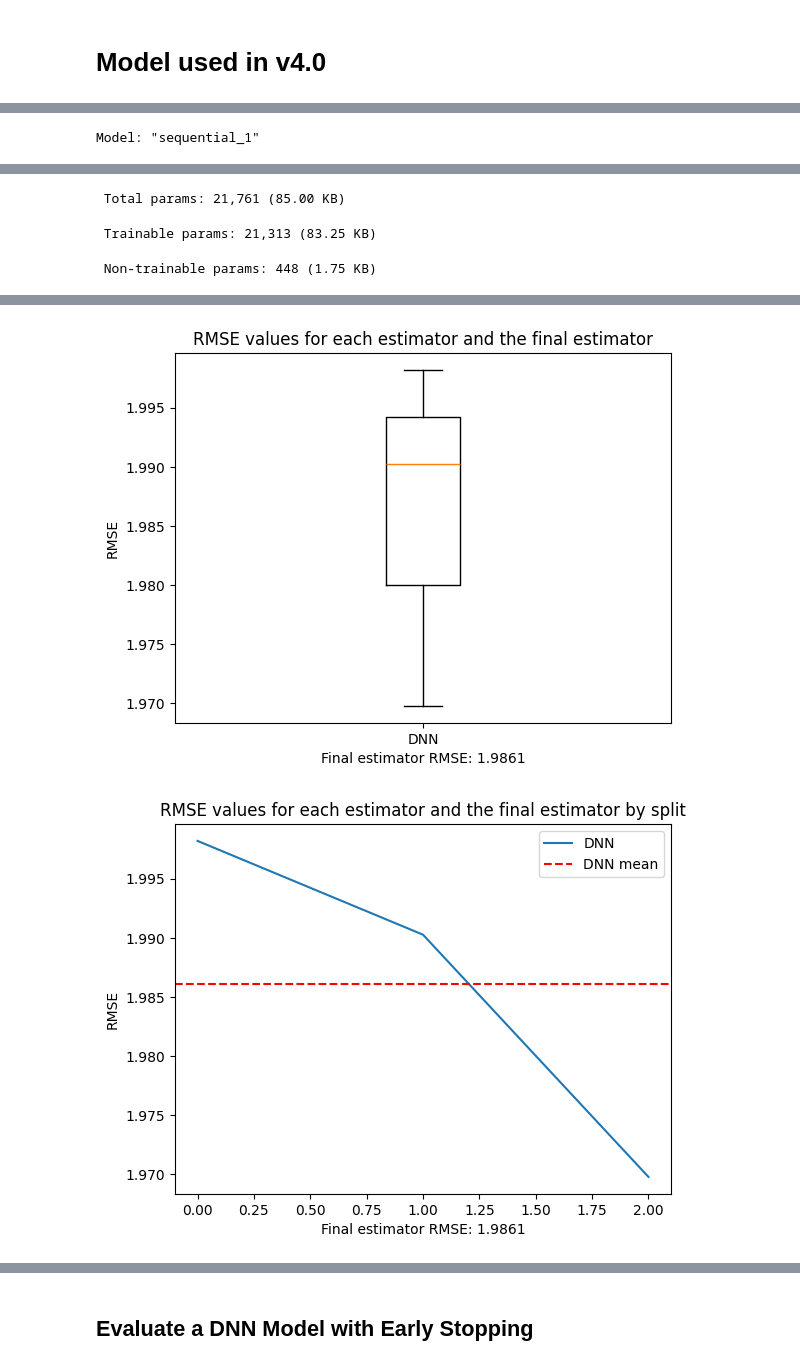
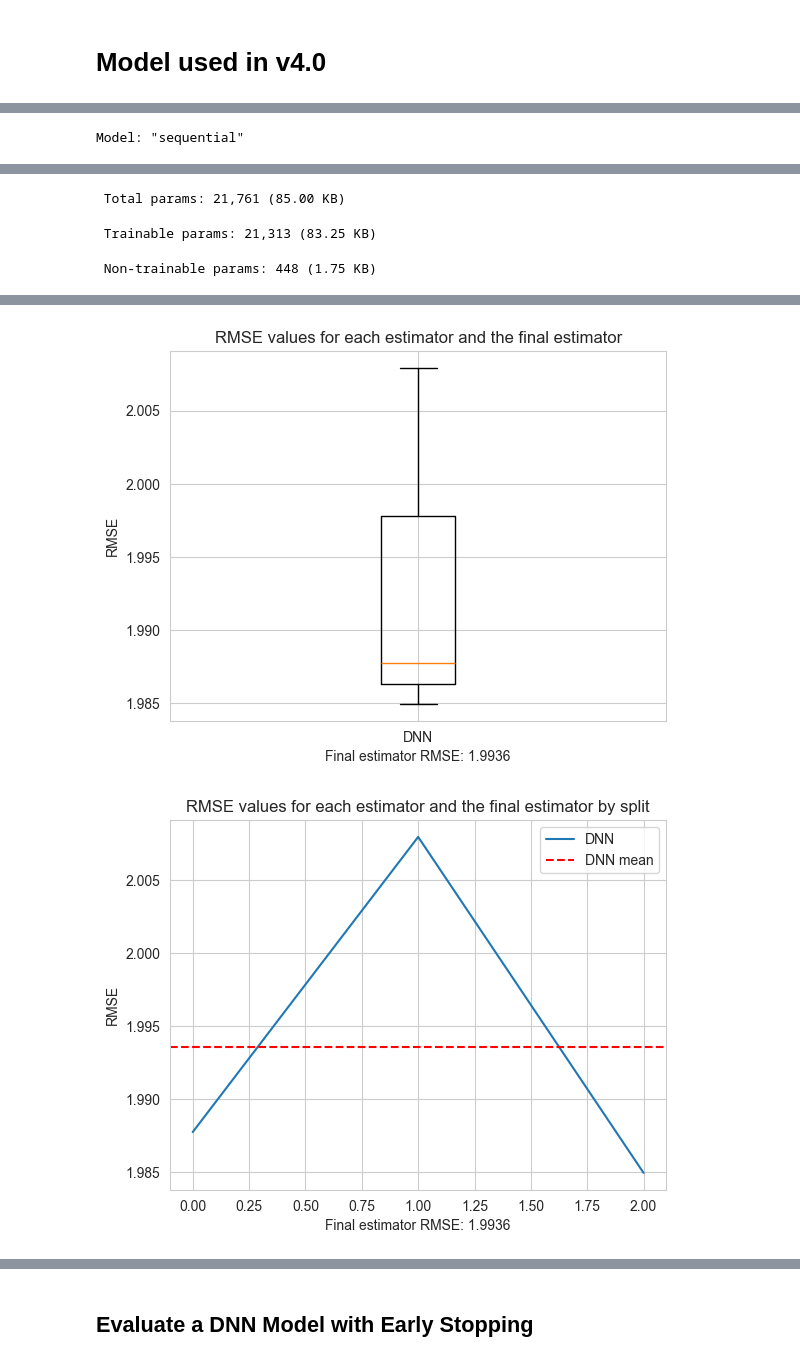
Before and after one commit to masaver/brist1d, a Jupyter notebook: notebooks/ralf/modelling/3.30-global-model-bg-insulin-cals-hr-steps-1hs-5min/04-model-DNN-architectures-to-test.ipynb, the cells around one changed output, grey strips where cells are left out. Saved outputs shown, nothing was run; the diff lists cells and outputs as text; code cells hidden in the pictures.

Commit message:
Update Model 3.30

```diff
--- a/notebooks/ralf/modelling/3.30-global-model-bg-insulin-cals-hr-steps-1hs-5min/04-model-DNN-architectures-to-test.ipynb
+++ b/notebooks/ralf/modelling/3.30-global-model-bg-insulin-cals-hr-steps-1hs-5min/04-model-DNN-architectures-to-test.ipynb
@@ -26,12 +26,13 @@ y_additional_train = additional_train_data['bg+1:00']
 import tensorflow as tf
 from tensorflow.keras.models import Sequential
 from tensorflow.keras.layers import Dense, Dropout, BatchNormalization, Input, Activation
-from model_performance_calculations import calculate_dnn_performance, get_rmse_boxplot_chart, get_rmse_line_chart
+from model_performance_calculations import calculate_dnn_performance, get_rmse_boxplot_chart, get_rmse_line_chart, get_history_line_chart
 from tensorflow.keras.optimizers import Adam
 
 
 def rmse(y_true, y_pred):
     return tf.sqrt(tf.reduce_mean(tf.square(y_pred - y_true)))
+
 
 def create_dnn_model(input_dimension: int):
     dnn = Sequential([
@@ -57,11 +58,11 @@ def create_dnn_model(input_dimension: int):
         metrics=[rmse]
     )
 
-
     return dnn
 
-model = create_dnn_model(X_train.shape[1])
-score = calculate_dnn_performance(model, X_train, y_train, X_additional_train, y_additional_train, n_splits=3, epochs=50)
+
+score, histories = calculate_dnn_performance(create_dnn_model, X_train, y_train, X_additional_train, y_additional_train, n_splits=3, epochs=50)
 get_rmse_boxplot_chart(score).show()
 get_rmse_line_chart(score).show()
+get_history_line_chart(histories).show()
 # %% [output]
@@ -69,4 +70,4 @@ get_rmse_line_chart(score).show()
-Model: "sequential_1"
+Model: "sequential"
 ┏━━━━━━━━━━━━━━━━━━━━━━━━━━━━━━━━━┳━━━━━━━━━━━━━━━━━━━━━━━━┳━━━━━━━━━━━━━━━┓
 ┃ Layer (type)                    ┃ Output Shape           ┃       Param # ┃
 ┡━━━━━━━━━━━━━━━━━━━━━━━━━━━━━━━━━╇━━━━━━━━━━━━━━━━━━━━━━━━╇━━━━━━━━━━━━━━━┩
@@ -107,2 +108,2 @@ Final estimator MAE: 1.476898263826662
-[figure, old version]
+[figure, new version]
-[figure, old version]
+[figure, new version]
```
Also changed, not shown: parts of 20 cells of this notebook, 12 other files.
